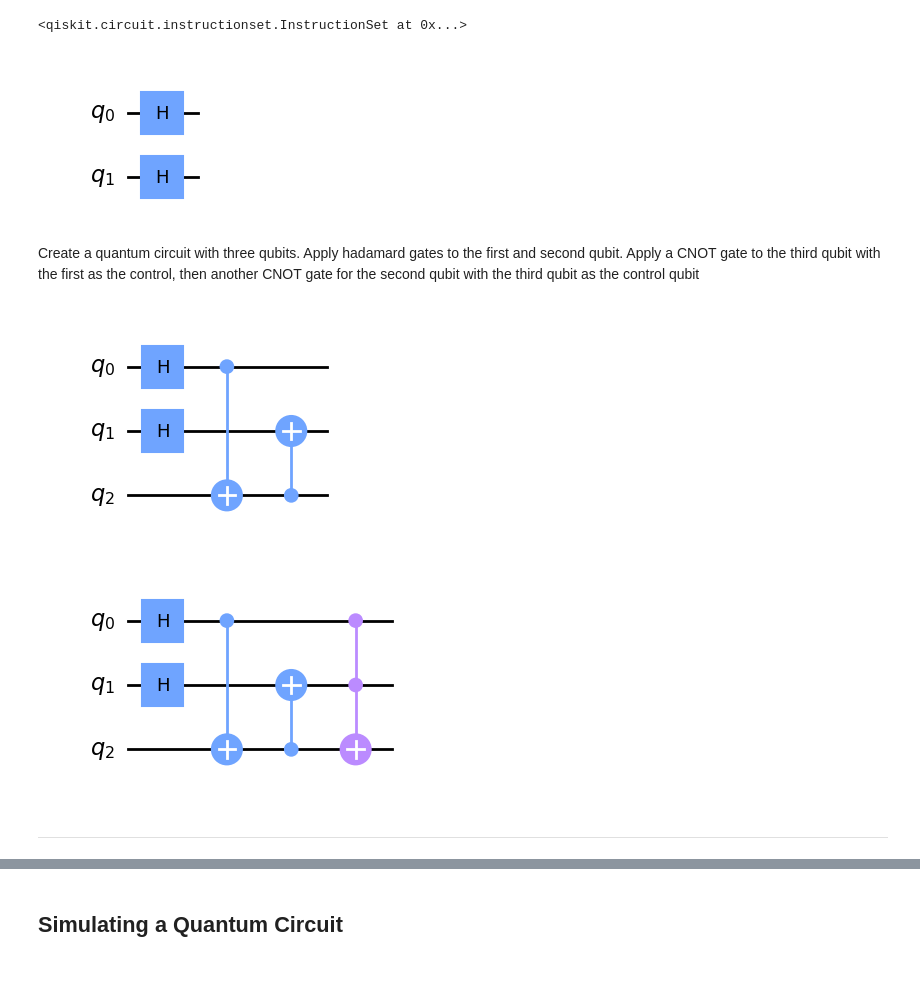
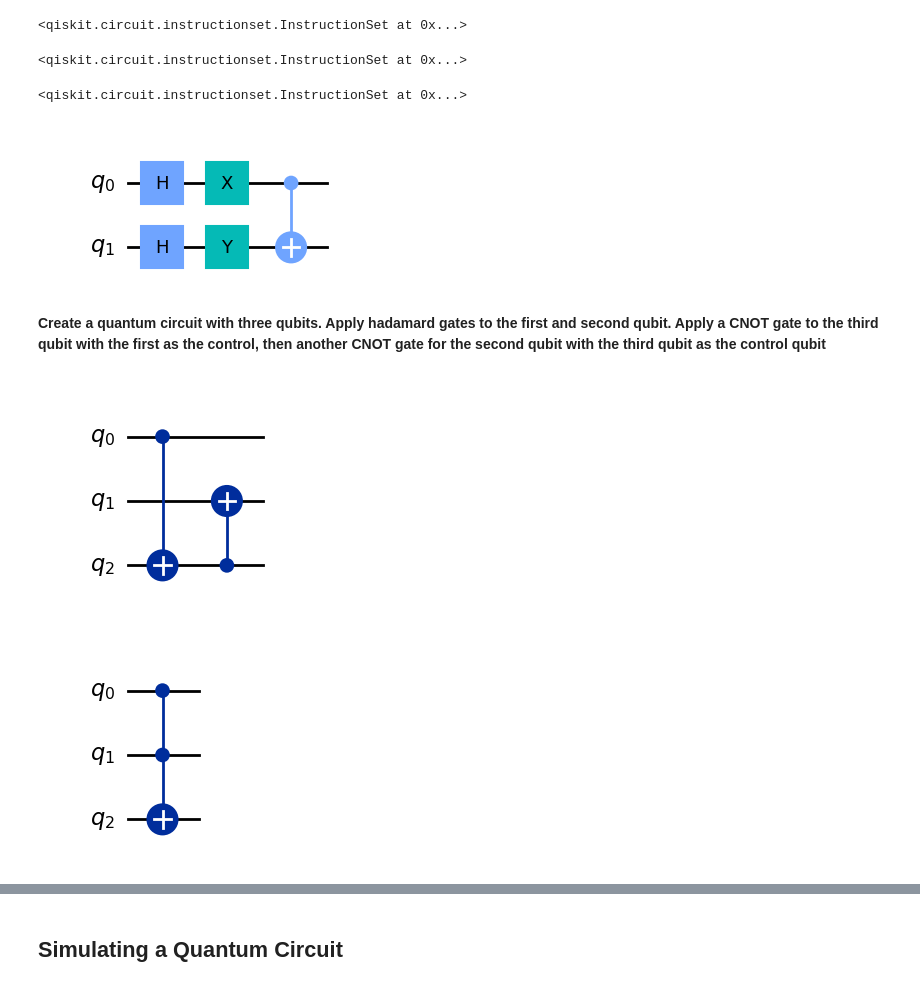
Before and after one commit to tmaiecnj/EmTech_Quantum, a Jupyter notebook: Quantum Circuit.ipynb, the cells around one changed output, grey strips where cells are left out. Cells and saved outputs as stored; diff of their text form; code cells hidden in the pictures.

Commit message:
Quantum Circuit

```diff
--- a/Quantum Circuit.ipynb
+++ b/Quantum Circuit.ipynb
@@ -94,27 +29,29 @@ circuit.h(1) # hadamard gate into q1
 # %% [output]
 <qiskit.circuit.instructionset.InstructionSet at 0x...>
 # %%
-# circuit.x(0) # x gate into q0
-# circuit.y(1) # y gate into q1
+circuit.x(0) # x gate into q0
+circuit.y(1) # y gate into q1
+# %% [output]
+<qiskit.circuit.instructionset.InstructionSet at 0x...>
 # %%
-# circuit.cx(0,1) # cnot gate
+circuit.cx(0,1) # cnot gate
+# %% [output]
+<qiskit.circuit.instructionset.InstructionSet at 0x...>
 # %%
-circuit.draw('mpl')
+circuit.draw('mpl', style='clifford')
 # %% [output]
-[figure, old version]
+[figure, new version]
 # %% [markdown]
-Create a quantum circuit with three qubits. Apply hadamard gates to the first and second qubit. Apply a CNOT gate to the third qubit with the first as the control, then another CNOT gate for the second qubit with the third qubit as the control qubit
+**Create a quantum circuit with three qubits. Apply hadamard gates to the first and second qubit. Apply a CNOT gate to the third qubit with the first as the control, then another CNOT gate for the second qubit with the third qubit as the control qubit**
 # %%
 circuit2 = QuantumCircuit(3) # 3 qubit
 
-circuit2.h(0)
-circuit2.h(1)
 # circuit2.h([0,1]) # hadamrd gate into 1st and 2nd qubit
 
 circuit2.cx(0,2) # cnot gate into 1st(controlled) and 3rd qubit
 
 circuit2.cx(2,1) # cnot gate into 2nd and 3rd(controlled) qubit
 
-circuit2.draw('mpl')
+circuit2.draw('mpl', style='iqp')
 # %% [output]
-[figure, old version]
+[figure, new version]
@@ -121,12 +60,10 @@ circuit2.draw('mpl')
 # %%
 # toffoli
 
-circuit2.ccx(0,1,2)
 # first two param controlled qubit
 # last param target qubit
+circuit3.ccx(0,1,2)
 
-circuit2.draw('mpl')
+circuit3.draw('mpl', style='iqp')
 # %% [output]
-[figure, old version]
+[figure, new version]
-# %% [markdown]
----
```
Also changed, not shown: parts of 14 cells of this notebook.
